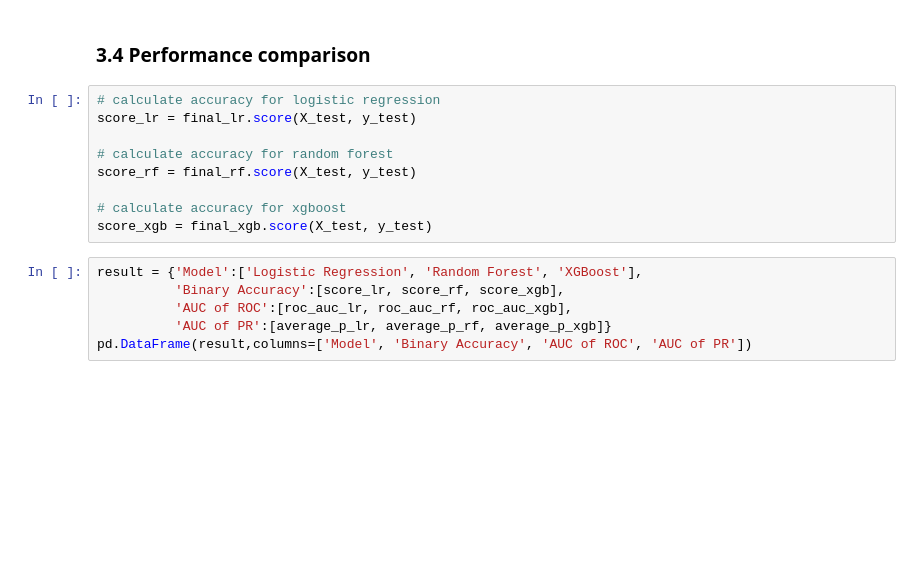
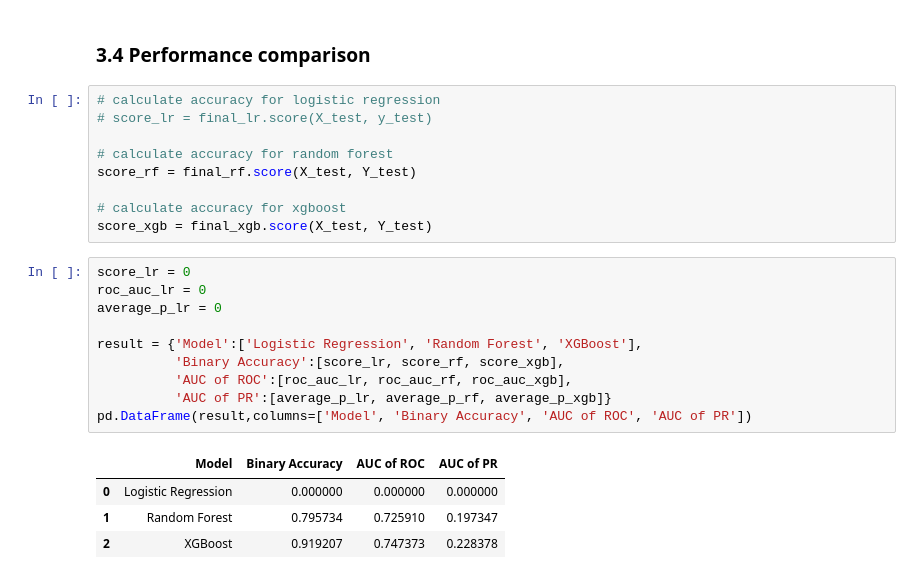
Before and after one commit to whigy/Kaggle_HomeCredit, a Jupyter notebook: Baseline Model.ipynb, the cells around one changed output. Drawn from its saved outputs; the diff is of its cells as text; blank space fills up the shorter version.

```diff
--- a/Baseline Model.ipynb
+++ b/Baseline Model.ipynb
@@ -258,16 +321,25 @@ plt.show()
 ### 3.4 Performance comparison
 # %%
 # calculate accuracy for logistic regression
-score_lr = final_lr.score(X_test, y_test)
+# score_lr = final_lr.score(X_test, y_test)
 
 # calculate accuracy for random forest
-score_rf = final_rf.score(X_test, y_test)
+score_rf = final_rf.score(X_test, Y_test)
 
 # calculate accuracy for xgboost
-score_xgb = final_xgb.score(X_test, y_test)
+score_xgb = final_xgb.score(X_test, Y_test)
 # %%
+score_lr = 0
+roc_auc_lr = 0
+average_p_lr = 0
+
 result = {'Model':['Logistic Regression', 'Random Forest', 'XGBoost'],
           'Binary Accuracy':[score_lr, score_rf, score_xgb],
           'AUC of ROC':[roc_auc_lr, roc_auc_rf, roc_auc_xgb],
           'AUC of PR':[average_p_lr, average_p_rf, average_p_xgb]}
 pd.DataFrame(result,columns=['Model', 'Binary Accuracy', 'AUC of ROC', 'AUC of PR'])
+# %% [output]
+|  | Model | Binary Accuracy | AUC of ROC | AUC of PR |
+| 0 | Logistic Regression | 0.000000 | 0.000000 | 0.000000 |
+| 1 | Random Forest | 0.795734 | 0.725910 | 0.197347 |
+| 2 | XGBoost | 0.919207 | 0.747373 | 0.228378 |
```
Also changed, not shown: parts of 15 cells of this notebook.
